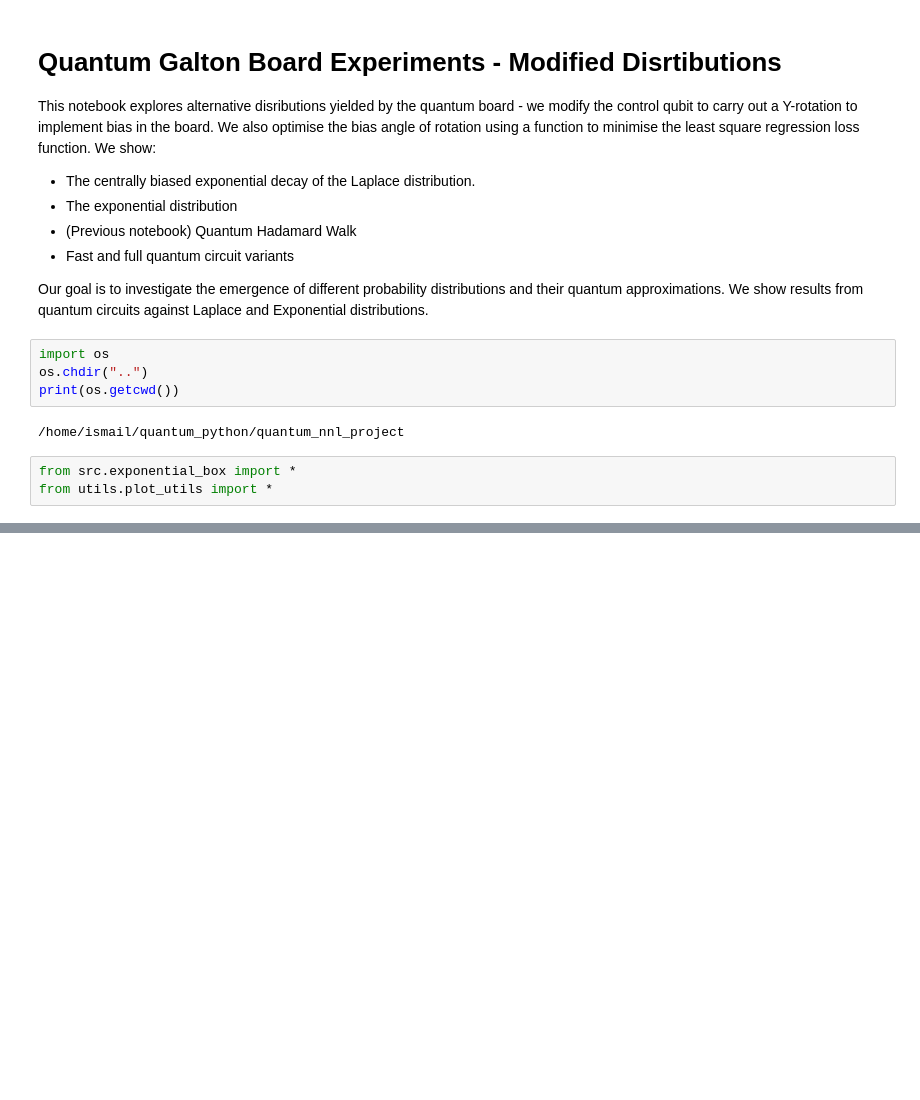
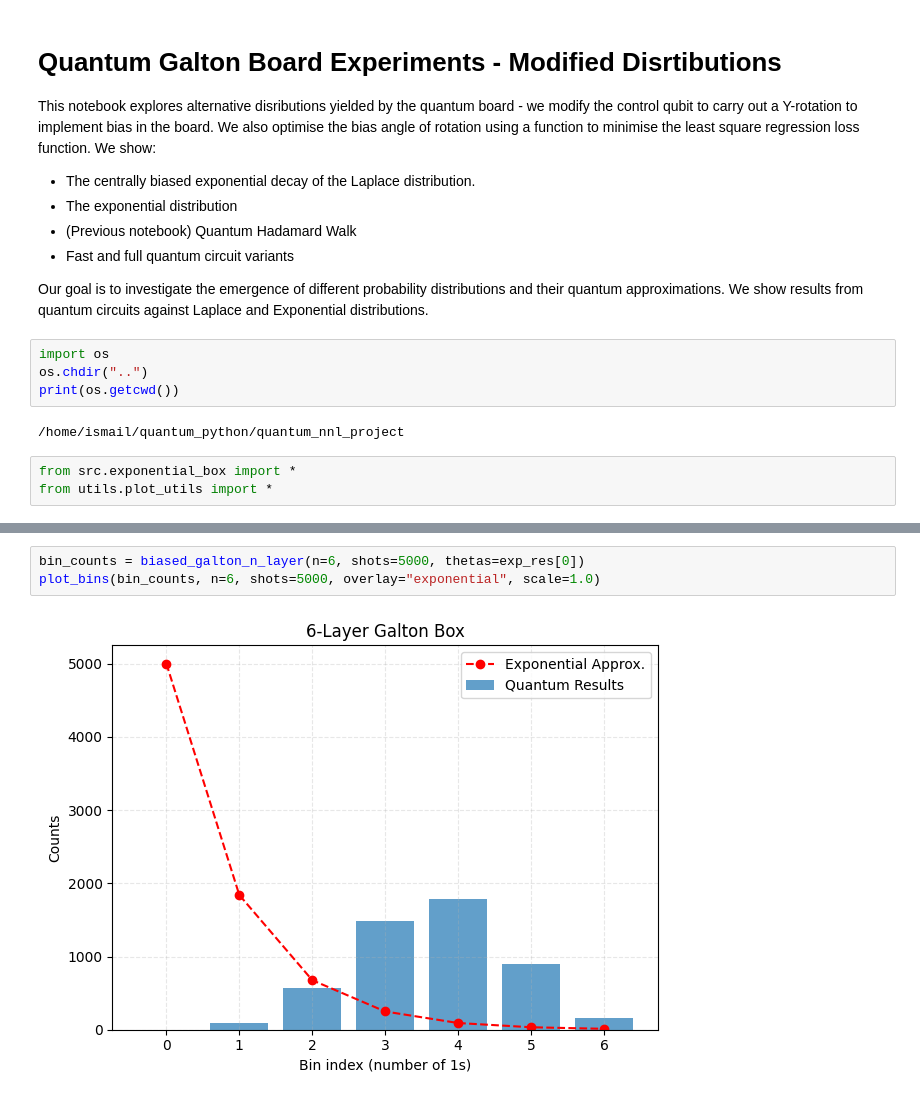
Before and after one commit to ismail-mehmood/quantum_nnl_project, a Jupyter notebook: notebooks/modified_distribution_boxes.ipynb, the cells around one changed output, grey strips where cells are left out. Drawn from its saved outputs; the diff is of its cells as text; blank space fills up the shorter version.

```diff
--- a/notebooks/modified_distribution_boxes.ipynb
+++ b/notebooks/modified_distribution_boxes.ipynb
@@ -42,0 +61,5 @@ plot_bins(bin_counts, n=6, shots=5000, overlay="laplace", scale=1.0)
+# %%
+bin_counts = biased_galton_n_layer(n=6, shots=5000, thetas=exp_res[0])
+plot_bins(bin_counts, n=6, shots=5000, overlay="exponential", scale=1.0)
+# %% [output]
+[figure, added]
```
Also changed, not shown: parts of 4 cells of this notebook, 4 other files.
